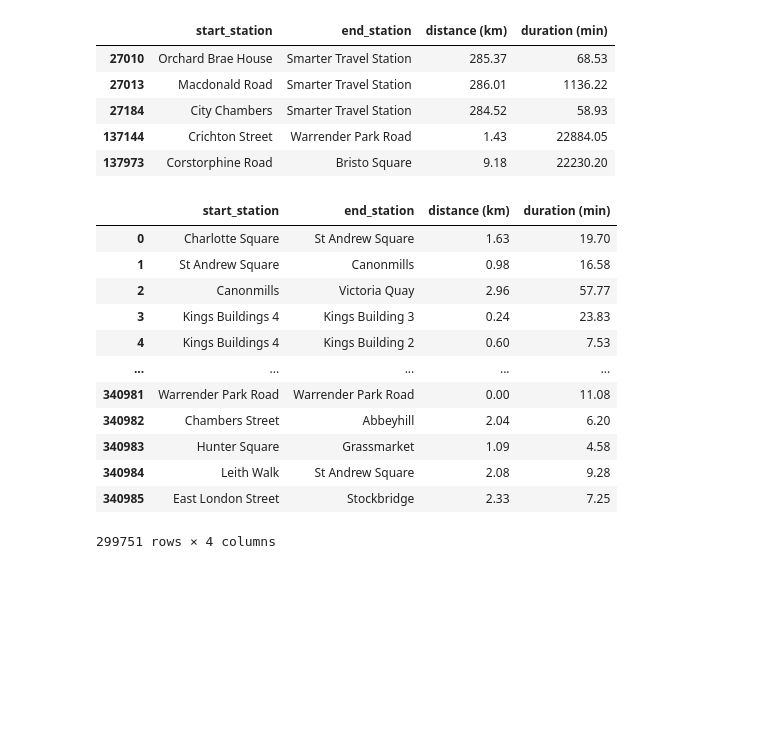
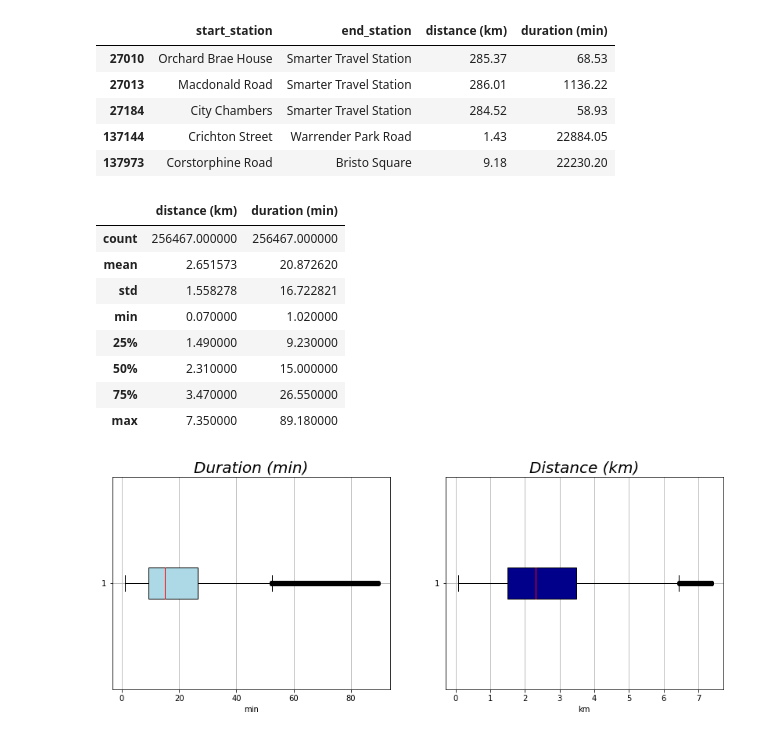
Before and after one commit to lenmal/Datova_akademie, a Jupyter notebook: Projekt_Python.ipynb, the cells around one changed output. Drawn from its saved outputs; the diff is of its cells as text; code cells hidden in the pictures; blank space fills up the shorter version.

```diff
--- a/Projekt_Python.ipynb
+++ b/Projekt_Python.ipynb
@@ -409,21 +413,46 @@ df_km_min[(df_km_min["distance (km)"] > 280) | (df_km_min["duration (min)"]> 220
 | 137144 | Crichton Street | Warrender Park Road | 1.43 | 22884.05 |
 | 137973 | Corstorphine Road | Bristo Square | 9.18 | 22230.20 |
 # %%
-# Úprava dat pro zobrazení délky výpůjčky - definice odlehlých hodnot
+# Úprava dat pro zobrazení délky výpůjčky - definice odlehlých hodnot, očištění od odlehlých hodnot
 IQR = df_km_min.quantile(0.75) - df_km_min.quantile(0.25)
 df_IQR = df_km_min[~((df_km_min<(df_km_min.quantile(0.25)-1.5*IQR)) | (df_km_min > (df_km_min.quantile(0.75) + 1.5*IQR))).any(axis=1)]
-df_IQR
+
+# Odstranění nulových hodnot
+df_IQR = df_IQR[(df_IQR !=0).all(1)]
+df_IQR.describe()
 # %% [output]
-|  | start_station | end_station | distance (km) | duration (min) |
-| 0 | Charlotte Square | St Andrew Square | 1.63 | 19.70 |
-| 1 | St Andrew Square | Canonmills | 0.98 | 16.58 |
-| 2 | Canonmills | Victoria Quay | 2.96 | 57.77 |
-| 3 | Kings Buildings 4 | Kings Building 3 | 0.24 | 23.83 |
-| 4 | Kings Buildings 4 | Kings Building 2 | 0.60 | 7.53 |
-| ... | ... | ... | ... | ... |
-| 340981 | Warrender Park Road | Warrender Park Road | 0.00 | 11.08 |
-| 340982 | Chambers Street | Abbeyhill | 2.04 | 6.20 |
-| 340983 | Hunter Square | Grassmarket | 1.09 | 4.58 |
-| 340984 | Leith Walk | St Andrew Square | 2.08 | 9.28 |
-| 340985 | East London Street | Stockbridge | 2.33 | 7.25 |
+|  | distance (km) | duration (min) |
+| count | 256467.000000 | 256467.000000 |
+| mean | 2.651573 | 20.872620 |
+| std | 1.558278 | 16.722821 |
+| min | 0.070000 | 1.020000 |
+| 25% | 1.490000 | 9.230000 |
+| 50% | 2.310000 | 15.000000 |
+| 75% | 3.470000 | 26.550000 |
+| max | 7.350000 | 89.180000 |
-299751 rows × 4 columns
+# %%
+# Délka výpůjčky, vzdálenost
+x = df_IQR["duration (min)"]
+y = df_IQR["distance (km)"]
+fig, (ax1, ax2) = plt.subplots(1, 2, figsize=(14, 5))
+
+graf1 =ax1.boxplot(x, vert= False, patch_artist=True,
+            boxprops=dict(facecolor="lightblue", color="black"),
+            medianprops=dict(color="red"))
+
+ax1.set_title("Duration (min)", fontsize=20, fontstyle="italic")
+ax1.grid(True)
+ax1.set_xlabel("min")
+
+
+graf2= ax2.boxplot(y, vert= False, patch_artist=True,
+            boxprops=dict(facecolor="darkblue", color="black"),
+            medianprops=dict(color="red"))
+
+ax2.set_title("Distance (km)", fontsize=20, fontstyle="italic")
+ax2.grid(True)
+ax2.set_xlabel("km")
+
+plt.show()
+# %% [output]
+[figure, added]
```
Also changed, not shown: parts of 10 cells of this notebook.
